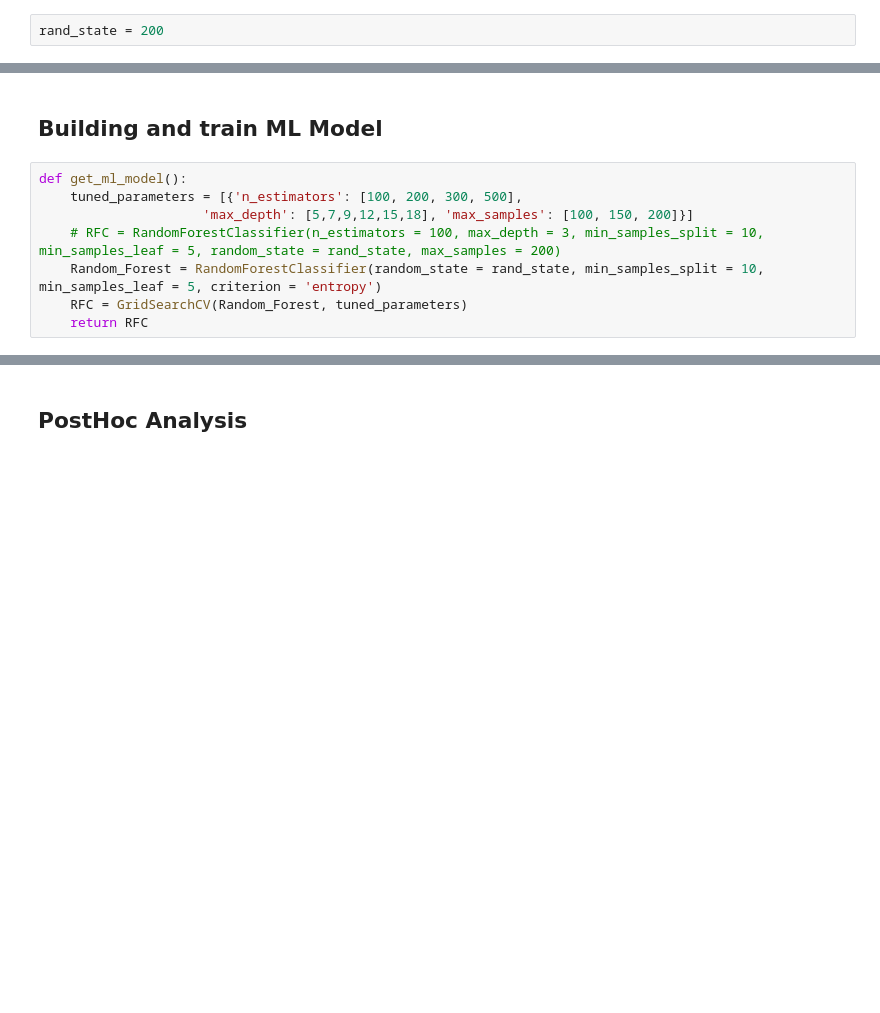
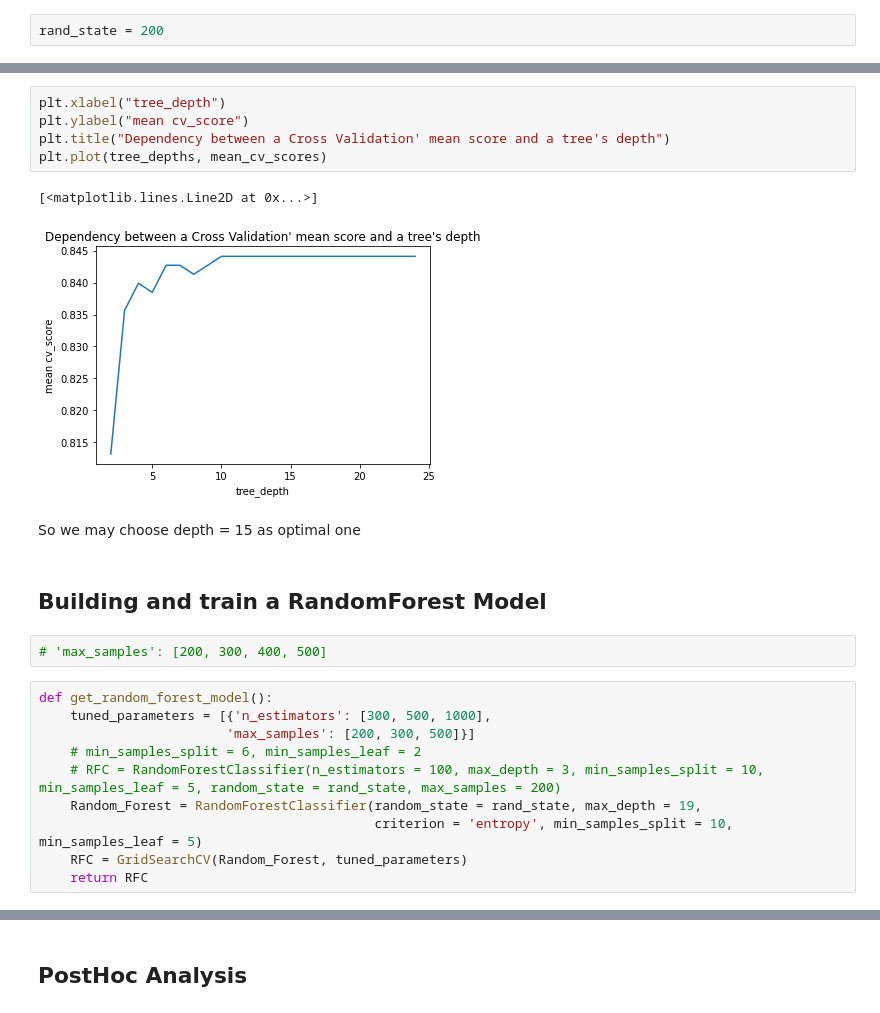
Before and after one commit to Ilshat-Akhmetov/Titanic_Kaggle_Competition, a Jupyter notebook: Titanic.ipynb, the cells around one changed output, grey strips where cells are left out. Drawn from its saved outputs; the diff is of its cells as text; blank space fills up the shorter version.

```diff
--- a/Titanic.ipynb
+++ b/Titanic.ipynb
@@ -269,11 +311,25 @@ train_data, valid_data, train_value, valid_value  = train_test_split(main_df.dro
+# %%
+plt.xlabel("tree_depth")
+plt.ylabel("mean cv_score")
+plt.title("Dependency between a Cross Validation' mean score and a tree's depth")
+plt.plot(tree_depths, mean_cv_scores)
+# %% [output]
+[<matplotlib.lines.Line2D at 0x...>]
+[figure, added]
+# %% [markdown]
+So we may choose depth = 15 as optimal one
 # %% [markdown]
-## Building and train ML Model
+## Building and train a RandomForest Model
+# %%
+# 'max_samples': [200, 300, 400, 500]
 # %%
-def get_ml_model():
-    tuned_parameters = [{'n_estimators': [100, 200, 300, 500],
-                     'max_depth': [5,7,9,12,15,18], 'max_samples': [100, 150, 200]}]
+def get_random_forest_model():
+    tuned_parameters = [{'n_estimators': [300, 500, 1000],
+                        'max_samples': [200, 300, 500]}]
+    # min_samples_split = 6, min_samples_leaf = 2
     # RFC = RandomForestClassifier(n_estimators = 100, max_depth = 3, min_samples_split = 10, min_samples_leaf = 5, random_state = rand_state, max_samples = 200)
-    Random_Forest = RandomForestClassifier(random_state = rand_state, min_samples_split = 10, min_samples_leaf = 5, criterion = 'entropy')
+    Random_Forest = RandomForestClassifier(random_state = rand_state, max_depth = 19,
+                                           criterion = 'entropy', min_samples_split = 10, min_samples_leaf = 5)
     RFC = GridSearchCV(Random_Forest, tuned_parameters)
     return RFC
 # %%
```
Also changed, not shown: parts of 65 cells of this notebook, 7 other files.
